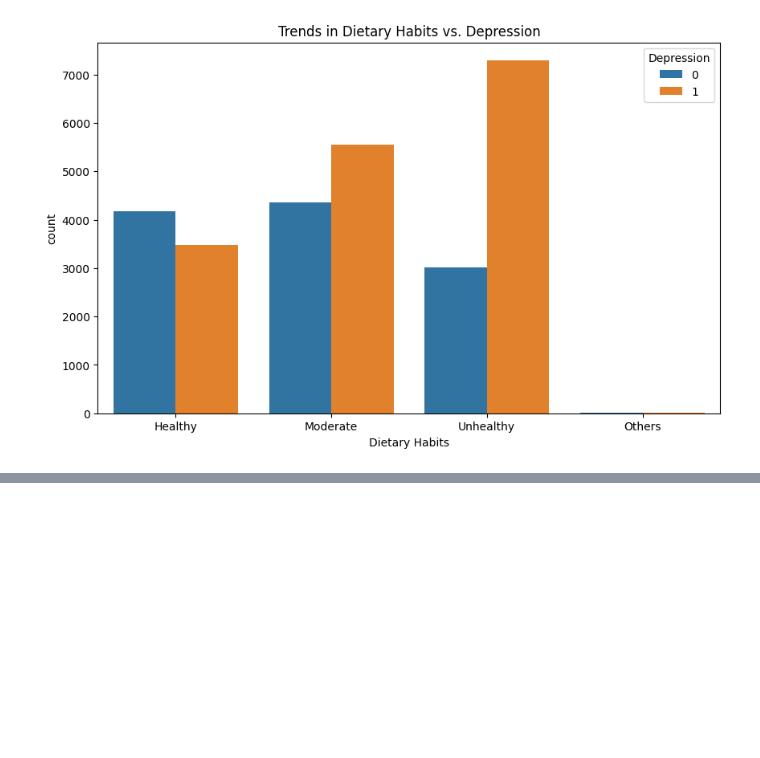
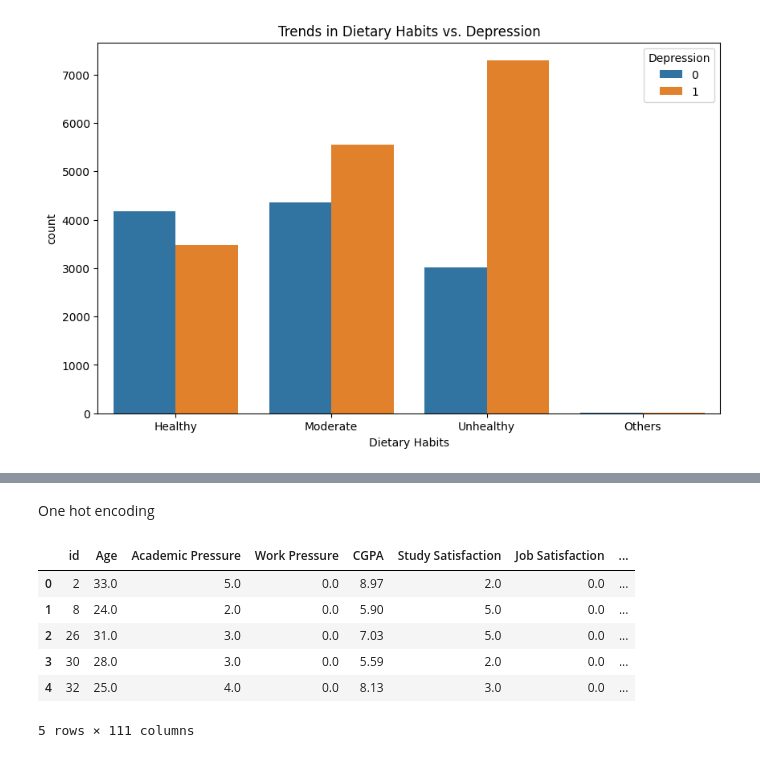
Before and after one commit to Zeesejo/Depressed-students, a Jupyter notebook: main.ipynb, the cells around one changed output, grey strips where cells are left out. Drawn from its saved outputs; the diff is of its cells as text; code cells hidden in the pictures; blank space fills up the shorter version.

```diff
--- a/main.ipynb
+++ b/main.ipynb
@@ -160,0 +222,16 @@ plt.show()
+# %% [markdown]
+One hot encoding
+# %%
+# Encode categorical features
+df_encoded = pd.get_dummies(df, columns=['Gender', 'City', 'Profession', 'Sleep Duration', 'Dietary Habits', 'Degree', 'Have you ever had suicidal thoughts ?', 'Family History of Mental Illness'], drop_first=True)
+
+# Display the encoded dataset
+df_encoded.head()
+# %% [output]
+|  | id | Age | Academic Pressure | Work Pressure | CGPA | Study Satisfaction | Job Satisfaction | ... |
+| 0 | 2 | 33.0 | 5.0 | 0.0 | 8.97 | 2.0 | 0.0 | ... |
+| 1 | 8 | 24.0 | 2.0 | 0.0 | 5.90 | 5.0 | 0.0 | ... |
+| 2 | 26 | 31.0 | 3.0 | 0.0 | 7.03 | 5.0 | 0.0 | ... |
+| 3 | 30 | 28.0 | 3.0 | 0.0 | 5.59 | 2.0 | 0.0 | ... |
+| 4 | 32 | 25.0 | 4.0 | 0.0 | 8.13 | 3.0 | 0.0 | ... |
+5 rows × 111 columns
```
Also changed, not shown: parts of 8 cells of this notebook.
